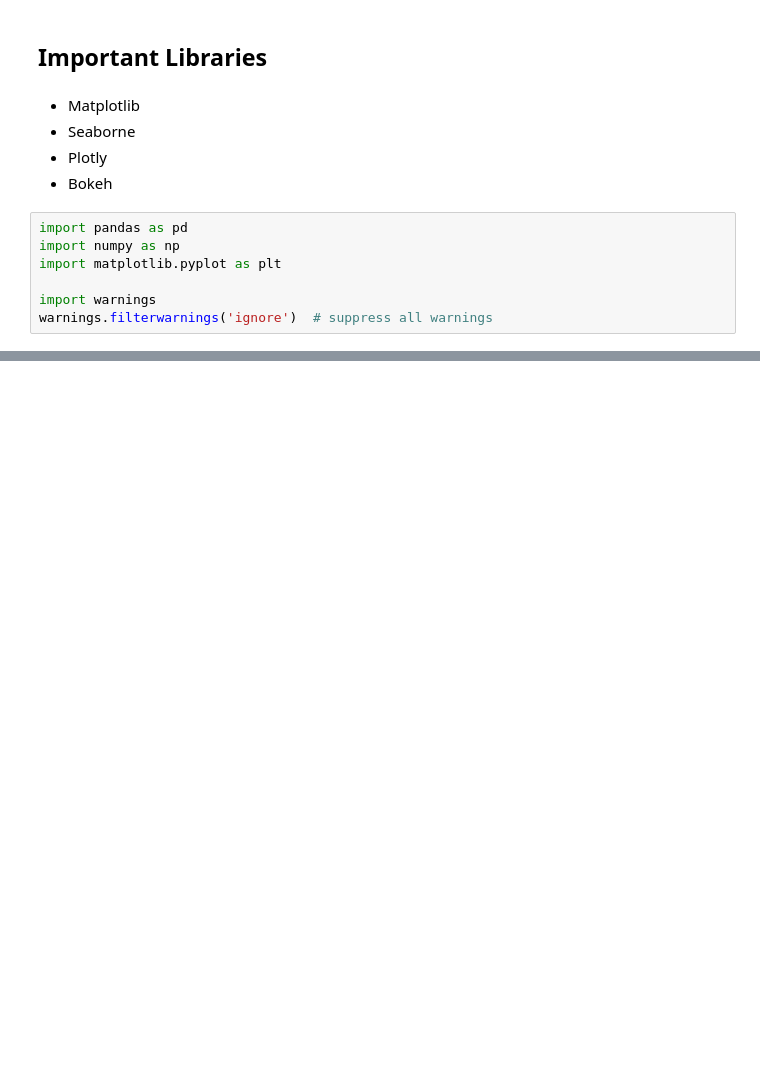
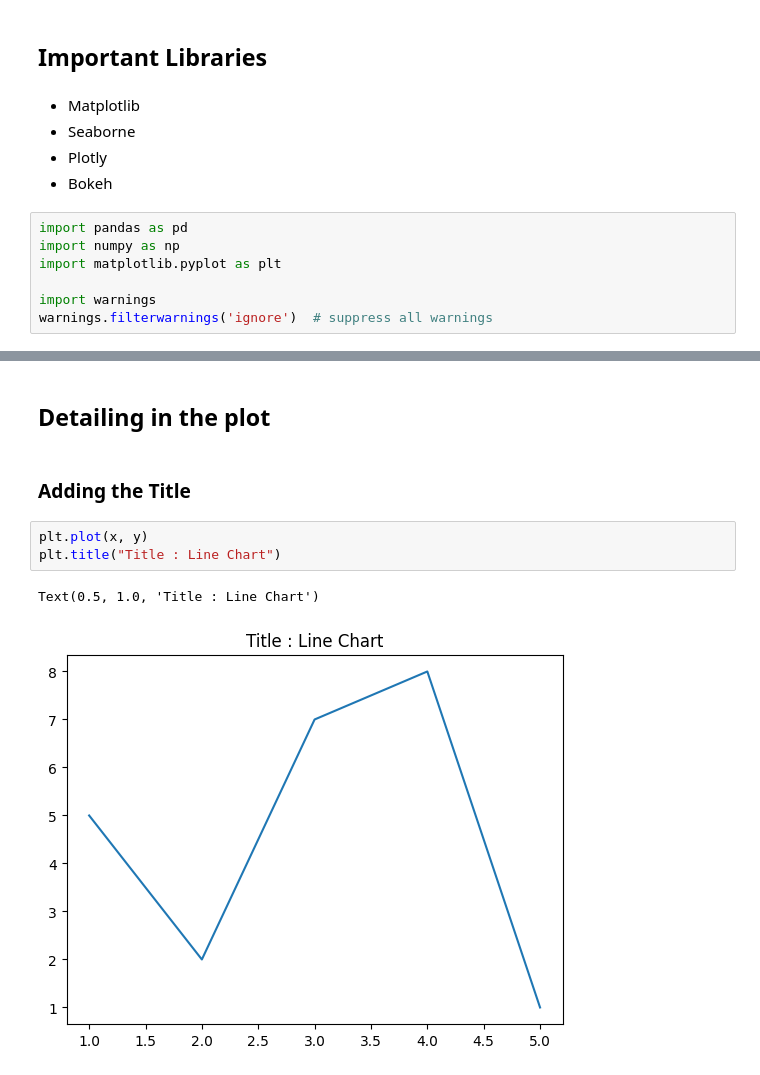
Before and after one commit to prA-G/DailyPythonNotes, a Jupyter notebook: 20_Matplotlib.ipynb, the cells around one changed output, grey strips where cells are left out. Saved outputs shown, nothing was run; the diff lists cells and outputs as text; blank space fills up the shorter version.

```diff
--- a/20_Matplotlib.ipynb
+++ b/20_Matplotlib.ipynb
@@ -36,0 +230,10 @@ warnings.filterwarnings('ignore')  # suppress all warnings
+# %% [markdown]
+## Detailing in the plot
+# %% [markdown]
+### Adding the Title
+# %%
+plt.plot(x, y)
+plt.title("Title : Line Chart")
+# %% [output]
+Text(0.5, 1.0, 'Title : Line Chart')
+[figure, added]
```
Also changed, not shown: parts of 39 cells of this notebook.
